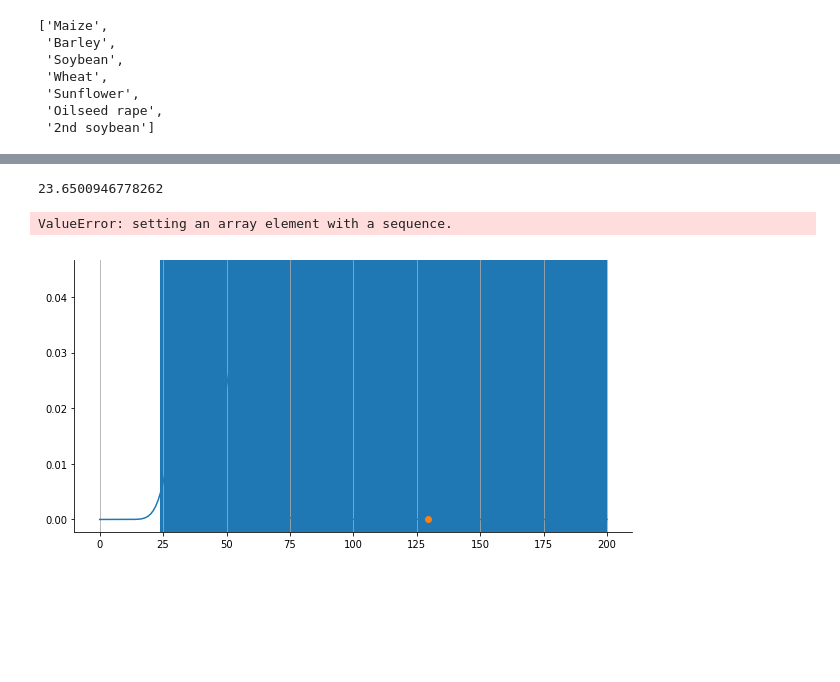
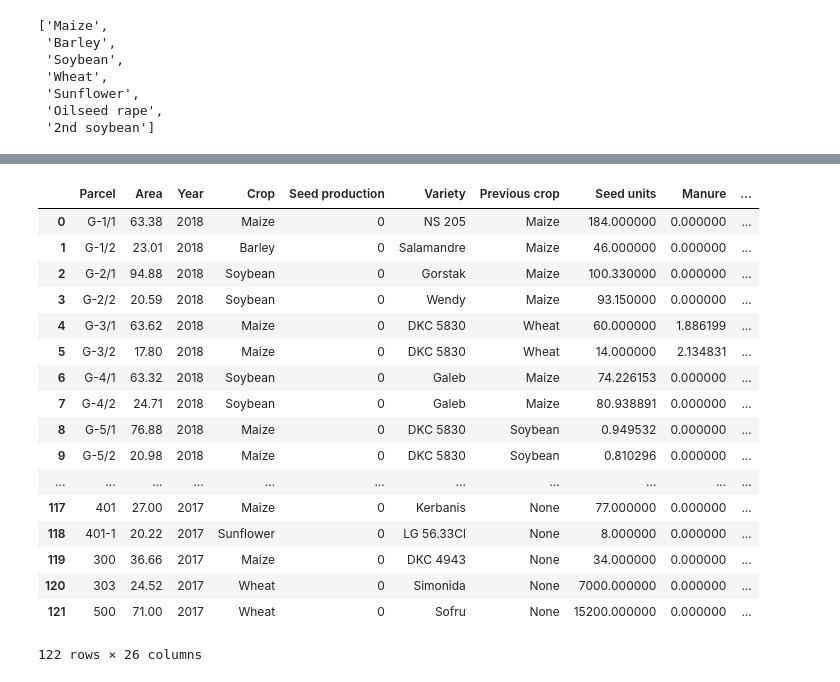
Before and after one commit to AndreaM1996/Project5, a Jupyter notebook: Project5.ipynb, the cells around one changed output, grey strips where cells are left out. Cells and saved outputs as stored; diff of their text form; code cells hidden in the pictures; blank space fills up the shorter version.

```diff
--- a/Project5.ipynb
+++ b/Project5.ipynb
@@ -279,29 +241,3 @@ def cdf_array(x,q):
     for i in x:
         l.append(float(cdf(i,q)))
     return np.array(l)
-# %%
-stats.chi2.ppf(0.01,chi2[2])
-# %% [output]
-23.6500946778262
-# %%
-fig = plt.figure(figsize=(10,5))
-ax = fig.add_subplot(1,1,1)
-
-x = np.linspace(0,200,200)
-sns.lineplot(x,cdf_array(x,chi2[2]))
-
-ax.grid(axis='x',color='darkgray')
-ax.spines['right'].set_visible(False)
-ax.spines['top'].set_visible(False)
-
-ax.plot([chi2[0]], [cdf(chi2[0],chi2[2])], 'o')
-ax.axvspan(stats.chi2.ppf(0.01,chi2[2]),200)
-ax.axhspan(0,cdf_array(x,chi2[2]))
-ax.annotate('annotate', xy=(2, 1), xytext=(3, 4),arrowprops=dict(facecolor='black', shrink=0.05))
-
-fig.tight_layout()
-fig.suptitle('Chi-squared distribution (q = '+str(chi2[2])+') for Previous crop-Crop',fontsize=20,x=0.5,y=1.2,fontweight=5)
-plt.show()
-# %% [output]
-ValueError: setting an array element with a sequence.
-[figure, removed]
@@ -315 +244,31 @@ else:
+# %%
+sns.set(style='darkgrid',rc={"figure.figsize": (15, 8)})
+
+x = np.linspace(0,150,150)
+ax = sns.lineplot(x,cdf_array(x,q),label='chi-squared distribution function',linewidth=3.3)
+
+
+
+ax.plot([chi2], [cdf(chi2,q)], 'o',markersize=10)
+ax.text(chi2-5,cdf(chi2,q)-0.002,str(round(chi2,2)))
+ax.annotate(r'$\chi^2 $ reg',xy=(chi2,0),xytext=(chi2+1,0.004),arrowprops=dict(facecolor='b', shrink=0.05))
+
+alpha = stats.chi2.ppf(0.99,q)
+ax.fill_between(x,0,cdf_array(x,q),where=x>alpha,color='r')
+ax.plot([alpha], [0], 'o',markersize=10)
+ax.text(alpha-2,cdf(chi2,q)-0.002,str(round(stats.chi2.ppf(0.99,q),2)))
+ax.annotate(r'$ \alpha $ = 0.01',xy=(alpha,0),xytext=(alpha+5,0.005),fontsize=15,arrowprops=dict(facecolor='b', shrink=0.05))
+ax.text(90,0.005,'$ H_0 $ rejection region',fontsize=20)
+
+if p <= 0.01:
+    ax.text(100,0.03,'Previous crop and Crop attribute\n are dependent at level confidence 0.01.',ha='center',wrap=True,fontsize=20)
+elif p <= 0.05:
+    ax.text(100,0.03,'Previous crop and Crop attribute are dependent at level confidence 0.05.',ha='center',wrap=True,fontsize=20)
+else:
+    ax.text(100,0.03,'Previous crop and Crop attribute are independent.',ha='center',wrap=True,fontsize=20)
+
+""" If the null hypothesis is true, the observed and expected frequencies will be close in value and the χ2 statistic will be
+close to zero. If the null hypothesis is false, then the χ2 statistic will be large"""
+ax.set_title('Chi-squared distribution (q = '+str(q)+') for Previous crop - Crop',fontsize=20,fontweight=5)
+plt.show()
 # %%
@@ -317,6 +276,25 @@ dfdates['Duration of season (days)'] = dfdates['Harvest date']-dfdates['Planting
 # %%
-dfdates['Duration of season (days)'] = dfdates['Duration of season (days)'].apply(lambda x: float(x.days))
+dfdates['Duration of \n season (days)'] = dfdates['Duration of \n season (days)'].apply(lambda x: float(x.days))
 dfdates
+# %% [output]
+|  | Parcel | Area | Year | Crop | Seed production | Variety | Previous crop | Seed units | Manure | ... |
+| 0 | G-1/1 | 63.38 | 2018 | Maize | 0 | NS 205 | Maize | 184.000000 | 0.000000 | ... |
+| 1 | G-1/2 | 23.01 | 2018 | Barley | 0 | Salamandre | Maize | 46.000000 | 0.000000 | ... |
+| 2 | G-2/1 | 94.88 | 2018 | Soybean | 0 | Gorstak | Maize | 100.330000 | 0.000000 | ... |
+| 3 | G-2/2 | 20.59 | 2018 | Soybean | 0 | Wendy | Maize | 93.150000 | 0.000000 | ... |
+| 4 | G-3/1 | 63.62 | 2018 | Maize | 0 | DKC 5830 | Wheat | 60.000000 | 1.886199 | ... |
+| 5 | G-3/2 | 17.80 | 2018 | Maize | 0 | DKC 5830 | Wheat | 14.000000 | 2.134831 | ... |
+| 6 | G-4/1 | 63.32 | 2018 | Soybean | 0 | Galeb | Maize | 74.226153 | 0.000000 | ... |
+| 7 | G-4/2 | 24.71 | 2018 | Soybean | 0 | Galeb | Maize | 80.938891 | 0.000000 | ... |
+| 8 | G-5/1 | 76.88 | 2018 | Maize | 0 | DKC 5830 | Soybean | 0.949532 | 0.000000 | ... |
+| 9 | G-5/2 | 20.98 | 2018 | Maize | 0 | DKC 5830 | Soybean | 0.810296 | 0.000000 | ... |
+| ... | ... | ... | ... | ... | ... | ... | ... | ... | ... | ... |
+| 117 | 401 | 27.00 | 2017 | Maize | 0 | Kerbanis | None | 77.000000 | 0.000000 | ... |
+| 118 | 401-1 | 20.22 | 2017 | Sunflower | 0 | LG 56.33Cl | None | 8.000000 | 0.000000 | ... |
+| 119 | 300 | 36.66 | 2017 | Maize | 0 | DKC 4943 | None | 34.000000 | 0.000000 | ... |
+| 120 | 303 | 24.52 | 2017 | Wheat | 0 | Simonida | None | 7000.000000 | 0.000000 | ... |
+| 121 | 500 | 71.00 | 2017 | Wheat | 0 | Sofru | None | 15200.000000 | 0.000000 | ... |
+122 rows × 26 columns
 # %%
 def corr(y):
     Z = {}  #for centered attributes vectors
```
Also changed, not shown: parts of 24 cells of this notebook.
